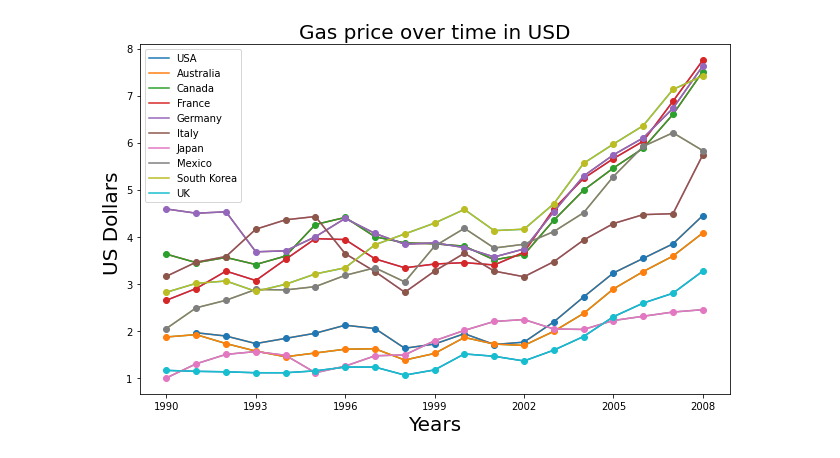
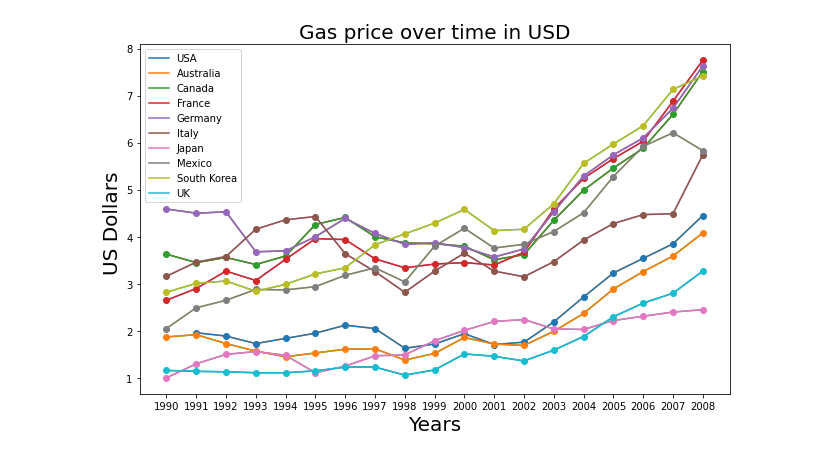
Before and after one commit to Kshitijzaeden/news-website, a Jupyter notebook: gas_prices.ipynb, the cells around one changed output. Drawn from its saved outputs; the diff is of its cells as text; code cells hidden in the pictures.

```diff
--- a/gas_prices.ipynb
+++ b/gas_prices.ipynb
@@ -7,32 +7,32 @@ import matplotlib.pyplot as plt
 # %%
 gas=pd.read_csv('gas_prices.csv')
 country=pd.read_csv('gas_prices.csv')
 
 plt.figure(figsize=(9,6))
 
 plt.plot(gas.Year,gas.USA,label='USA')
 plt.plot(gas.Year,gas.Australia,label='Australia')
 plt.plot(gas.Year,gas.Canada,label='Canada')
 plt.plot(gas.Year,gas.France,label='France')
 plt.plot(gas.Year,gas.Germany,label='Germany')
 plt.plot(gas.Year,gas.Italy,label='Italy')
 plt.plot(gas.Year,gas.Japan,label='Japan')
 plt.plot(gas.Year,gas.Mexico,label='Mexico')
 plt.plot(gas.Year,gas['South Korea'],label='South Korea')
 plt.plot(gas.Year,gas.UK,label='UK')
 
 plt.title("Gas price over time in USD",fontdict={'fontname':'Aerial black','fontsize':20})
 
 for country in gas:
   if country!="Year":
     plt.plot(gas.Year,gas[country],marker='o')
 
-plt.xticks(gas.Year[::3])
+plt.xticks(gas.Year[::1])
 plt.xlabel("Years",fontsize=20)
 plt.ylabel("US Dollars ",fontsize=20)
 
 plt.legend(loc="upper left")
 plt.tight_layout()
 plt.show()
 # %% [output]
-[figure, old version]
+[figure, new version]
```
